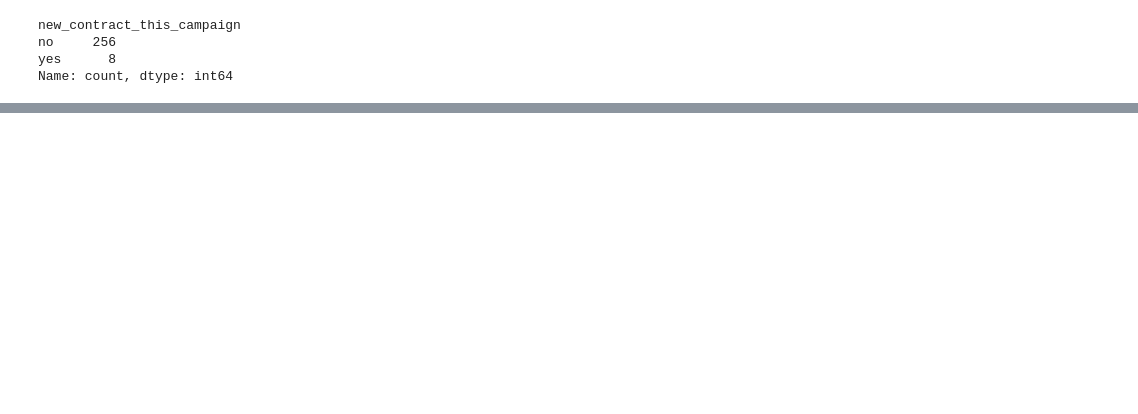
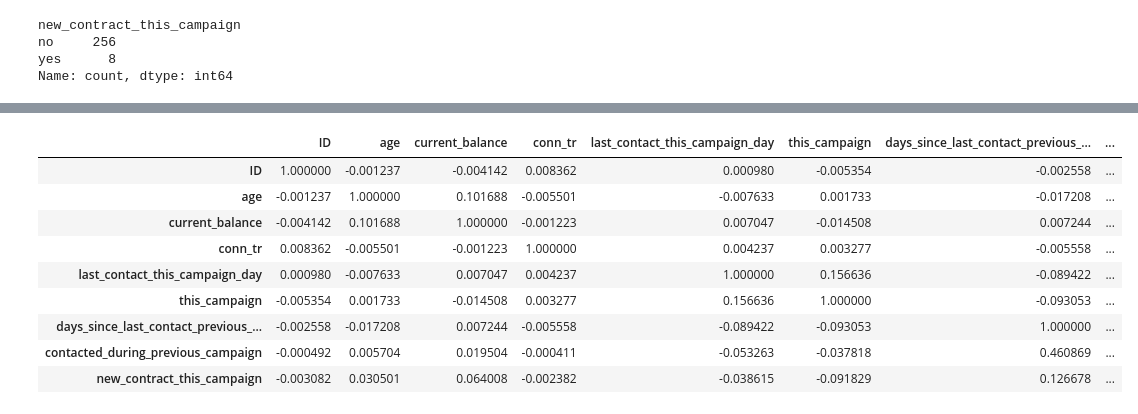
Before and after one commit to shashankpissey/ITNPBD6_MachineLearning, a Jupyter notebook: Code/explore_data.ipynb, the cells around one changed output, grey strips where cells are left out. Cells and saved outputs as stored; diff of their text form; code cells hidden in the pictures; blank space fills up the shorter version.

```diff
--- a/Code/explore_data.ipynb
+++ b/Code/explore_data.ipynb
@@ -76,0 +183,3 @@ Name: count, dtype: int64
+# %%
+pd.set_option('display.max_rows', 500)
+d_count.sort_values(by='percentage')
@@ -76,0 +229,13 @@ Name: count, dtype: int64
+# %%
+data.corr(numeric_only=True)
+# %% [output]
+|  | ID | age | current_balance | conn_tr | last_contact_this_campaign_day | this_campaign | days_since_last_contact_previous_... | ... |
+| ID | 1.000000 | -0.001237 | -0.004142 | 0.008362 | 0.000980 | -0.005354 | -0.002558 | ... |
+| age | -0.001237 | 1.000000 | 0.101688 | -0.005501 | -0.007633 | 0.001733 | -0.017208 | ... |
+| current_balance | -0.004142 | 0.101688 | 1.000000 | -0.001223 | 0.007047 | -0.014508 | 0.007244 | ... |
+| conn_tr | 0.008362 | -0.005501 | -0.001223 | 1.000000 | 0.004237 | 0.003277 | -0.005558 | ... |
+| last_contact_this_campaign_day | 0.000980 | -0.007633 | 0.007047 | 0.004237 | 1.000000 | 0.156636 | -0.089422 | ... |
+| this_campaign | -0.005354 | 0.001733 | -0.014508 | 0.003277 | 0.156636 | 1.000000 | -0.093053 | ... |
+| days_since_last_contact_previous_... | -0.002558 | -0.017208 | 0.007244 | -0.005558 | -0.089422 | -0.093053 | 1.000000 | ... |
+| contacted_during_previous_campaign | -0.000492 | 0.005704 | 0.019504 | -0.000411 | -0.053263 | -0.037818 | 0.460869 | ... |
+| new_contract_this_campaign | -0.003082 | 0.030501 | 0.064008 | -0.002382 | -0.038615 | -0.091829 | 0.126678 | ... |
```
Also changed, not shown: parts of 28 cells of this notebook, 10 other files.
